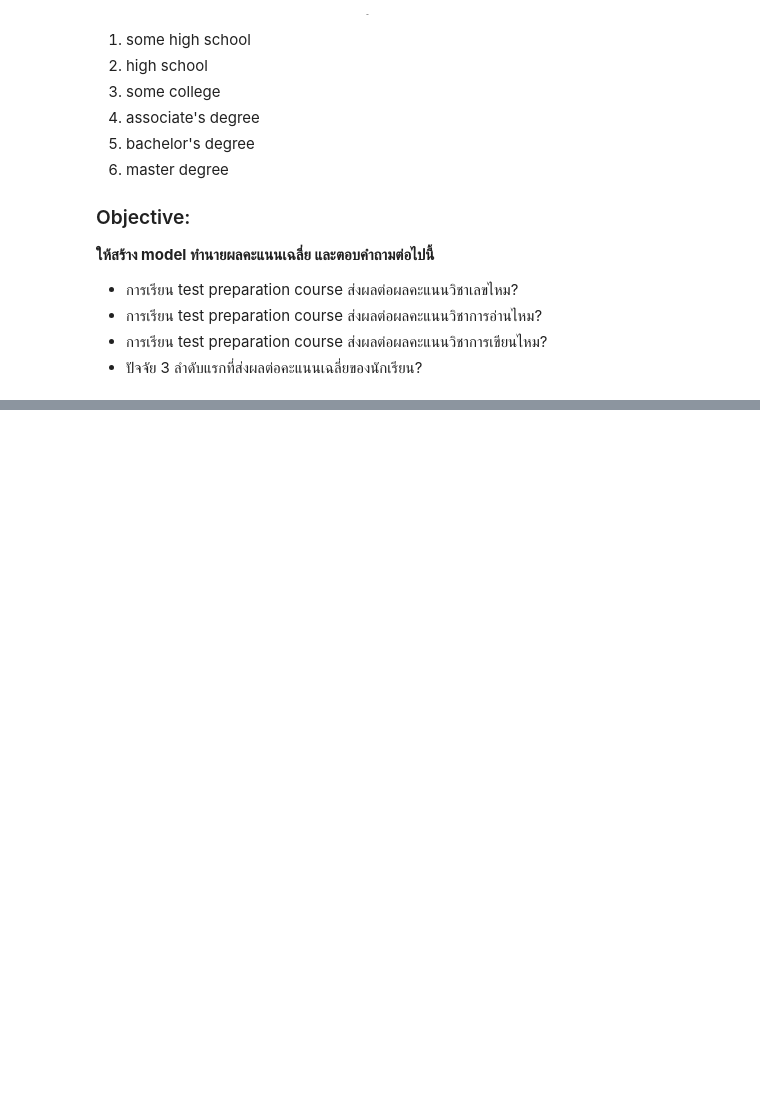
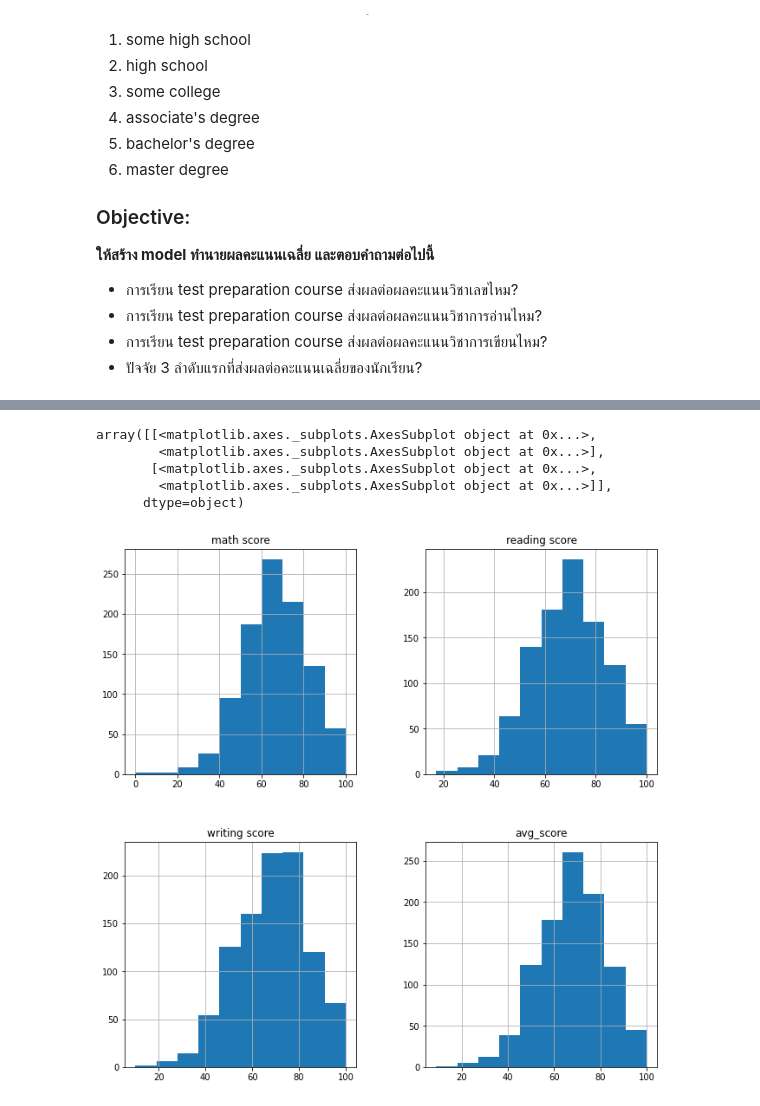
Before and after one commit to SophonWongyai/AI-DL-IT-KMITL, a Jupyter notebook: Python for ML&DS/Mini Project/student_performance.ipynb, the cells around one changed output, grey strips where cells are left out. Saved outputs shown, nothing was run; the diff lists cells and outputs as text; code cells hidden in the pictures; blank space fills up the shorter version.

```diff
--- a/Python for ML&DS/Mini Project/student_performance.ipynb
+++ b/Python for ML&DS/Mini Project/student_performance.ipynb
@@ -35,0 +309,10 @@ parental level of education เรียงจากต่ำไปสูงค
+# %%
+# drop case > 100
+data[data["math score"] > 100].index
+data.drop(data[data["math score"] > 100].index, inplace=True)
+
+data[data["reading score"] > 100].index
+data.drop(data[data["reading score"] > 100].index, inplace=True)
+
+data[data["writing score"] > 100].index
+data.drop(data[data["writing score"] > 100].index, inplace=True)
@@ -35,0 +325,4 @@ parental level of education เรียงจากต่ำไปสูงค
+# %%
+# Average Score
+data['avg_score'] = (data['math score'] + data['reading score'] + data['writing score']) / 3
+data[['avg_score']].head()
@@ -35,0 +336,9 @@ parental level of education เรียงจากต่ำไปสูงค
+# %%
+data[data.dtypes[(data.dtypes=="float64")|(data.dtypes=="int64")].index.values].hist(figsize=[11,11])
+# %% [output]
+array([[<matplotlib.axes._subplots.AxesSubplot object at 0x...>,
+        <matplotlib.axes._subplots.AxesSubplot object at 0x...>],
+       [<matplotlib.axes._subplots.AxesSubplot object at 0x...>,
+        <matplotlib.axes._subplots.AxesSubplot object at 0x...>]],
+      dtype=object)
+[figure, added]
```
Also changed, not shown: parts of 225 cells of this notebook, 1 other file.
